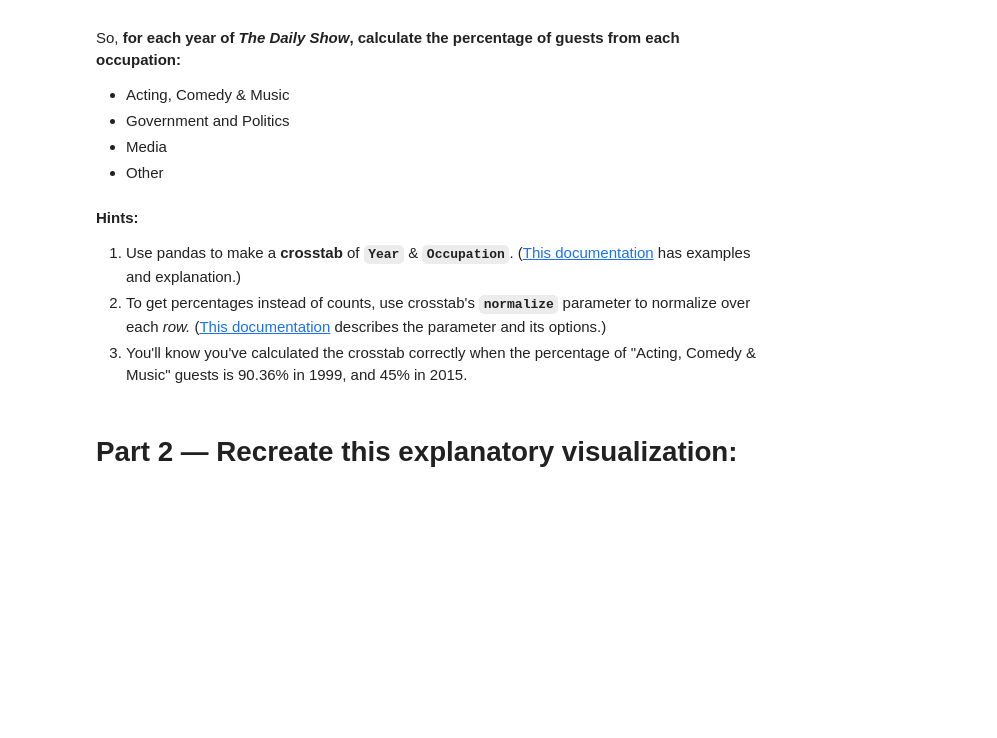
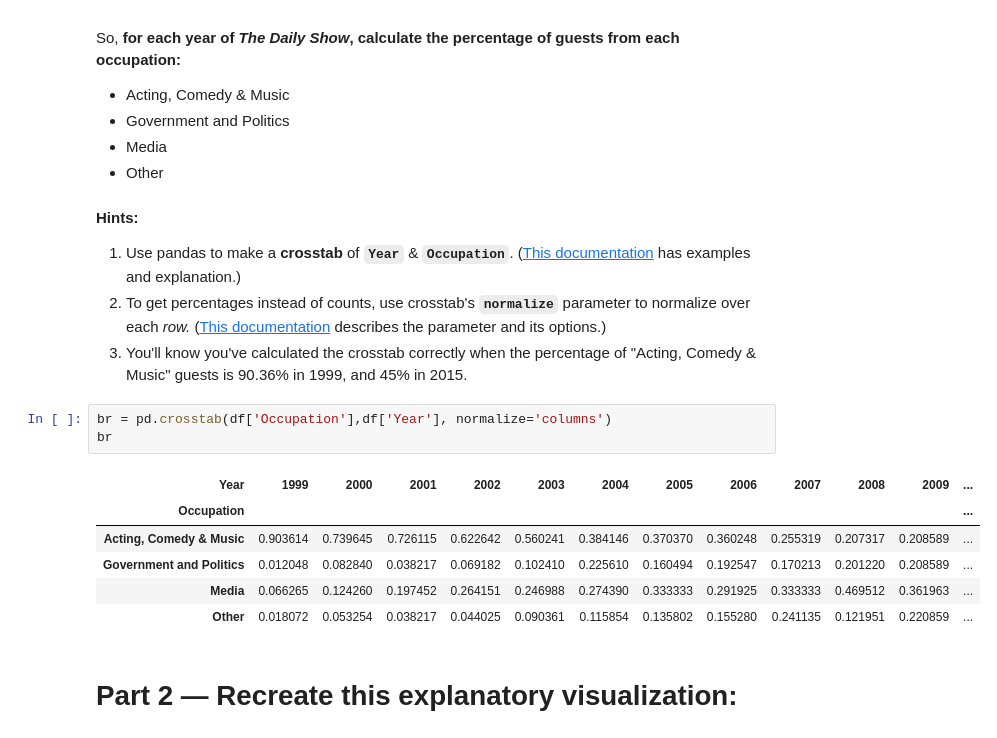
Before and after one commit to bloominstituteoftechnology/DS-Sprint-02-Storytelling-With-Data, a Jupyter notebook: DS_Unit_1_Sprint_Challenge_2.ipynb, the cells around one changed output. Saved outputs shown, nothing was run; the diff lists cells and outputs as text; blank space fills up the shorter version.

```diff
--- a/DS_Unit_1_Sprint_Challenge_2.ipynb
+++ b/DS_Unit_1_Sprint_Challenge_2.ipynb
@@ -49,6 +55,16 @@ So, **for each year of _The Daily Show_, calculate the percentage of guests from
 1. Use pandas to make a **crosstab** of **`Year`** & **`Occupation`**. ([This documentation](http://pandas.pydata.org/pandas-docs/stable/reshaping.html#cross-tabulations) has examples and explanation.)
 2. To get percentages instead of counts, use crosstab's **`normalize`** parameter to normalize over each _row._ ([This documentation](http://pandas.pydata.org/pandas-docs/stable/generated/pandas.crosstab.html) describes the parameter and its options.)
 3. You'll know you've calculated the crosstab correctly when the percentage of "Acting, Comedy & Music" guests is 90.36% in 1999, and 45% in 2015.
+# %%
+br = pd.crosstab(df['Occupation'],df['Year'], normalize='columns')
+br
+# %% [output]
+| Year | 1999 | 2000 | 2001 | 2002 | 2003 | 2004 | 2005 | 2006 | 2007 | 2008 | 2009 | ... |
+| Occupation |  |  |  |  |  |  |  |  |  |  |  | ... |
+| Acting, Comedy & Music | 0.903614 | 0.739645 | 0.726115 | 0.622642 | 0.560241 | 0.384146 | 0.370370 | 0.360248 | 0.255319 | 0.207317 | 0.208589 | ... |
+| Government and Politics | 0.012048 | 0.082840 | 0.038217 | 0.069182 | 0.102410 | 0.225610 | 0.160494 | 0.192547 | 0.170213 | 0.201220 | 0.208589 | ... |
+| Media | 0.066265 | 0.124260 | 0.197452 | 0.264151 | 0.246988 | 0.274390 | 0.333333 | 0.291925 | 0.333333 | 0.469512 | 0.361963 | ... |
+| Other | 0.018072 | 0.053254 | 0.038217 | 0.044025 | 0.090361 | 0.115854 | 0.135802 | 0.155280 | 0.241135 | 0.121951 | 0.220859 | ... |
 # %% [markdown]
 # Part 2 — Recreate this explanatory visualization:
 # %%
```
Also changed, not shown: parts of 11 cells of this notebook.
